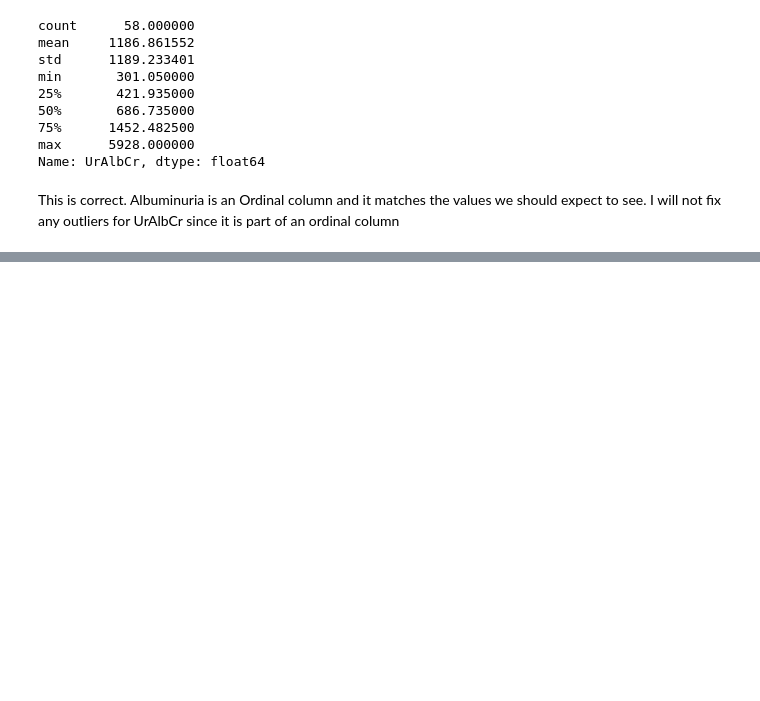
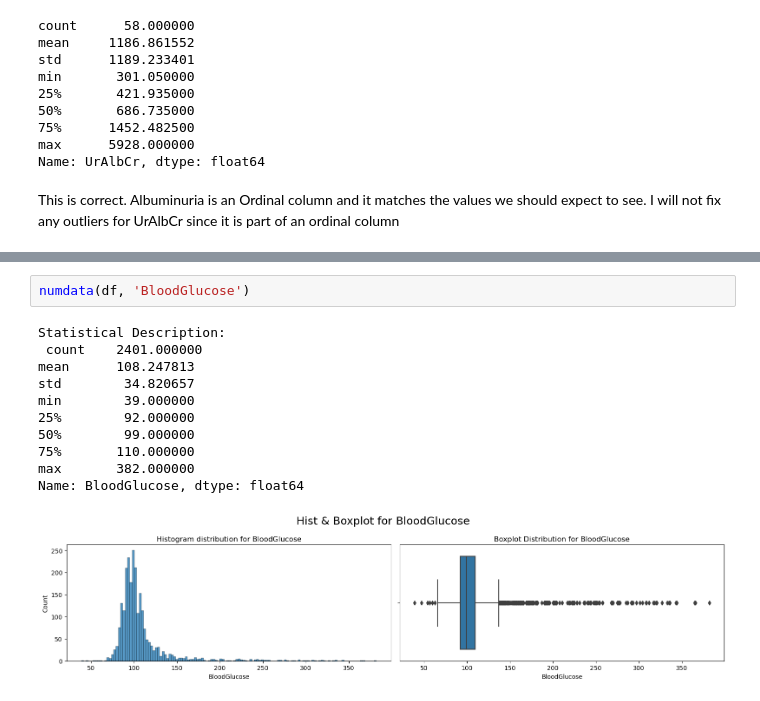
Before and after one commit to RaymondGarcia1107/Classification-Analysis, a Jupyter notebook: MetabolicSyndromeClassification.ipynb, the cells around one changed output, grey strips where cells are left out. Saved outputs shown, nothing was run; the diff lists cells and outputs as text; blank space fills up the shorter version.

```diff
--- a/MetabolicSyndromeClassification.ipynb
+++ b/MetabolicSyndromeClassification.ipynb
@@ -531,0 +562,14 @@ This is correct. Albuminuria is an Ordinal column and it matches the values we s
+# %%
+numdata(df, 'BloodGlucose')
+# %% [output]
+Statistical Description:
+ count    2401.000000
+mean      108.247813
+std        34.820657
+min        39.000000
+25%        92.000000
+50%        99.000000
+75%       110.000000
+max       382.000000
+Name: BloodGlucose, dtype: float64
+[figure, added]
```
Also changed, not shown: parts of 27 cells of this notebook.
